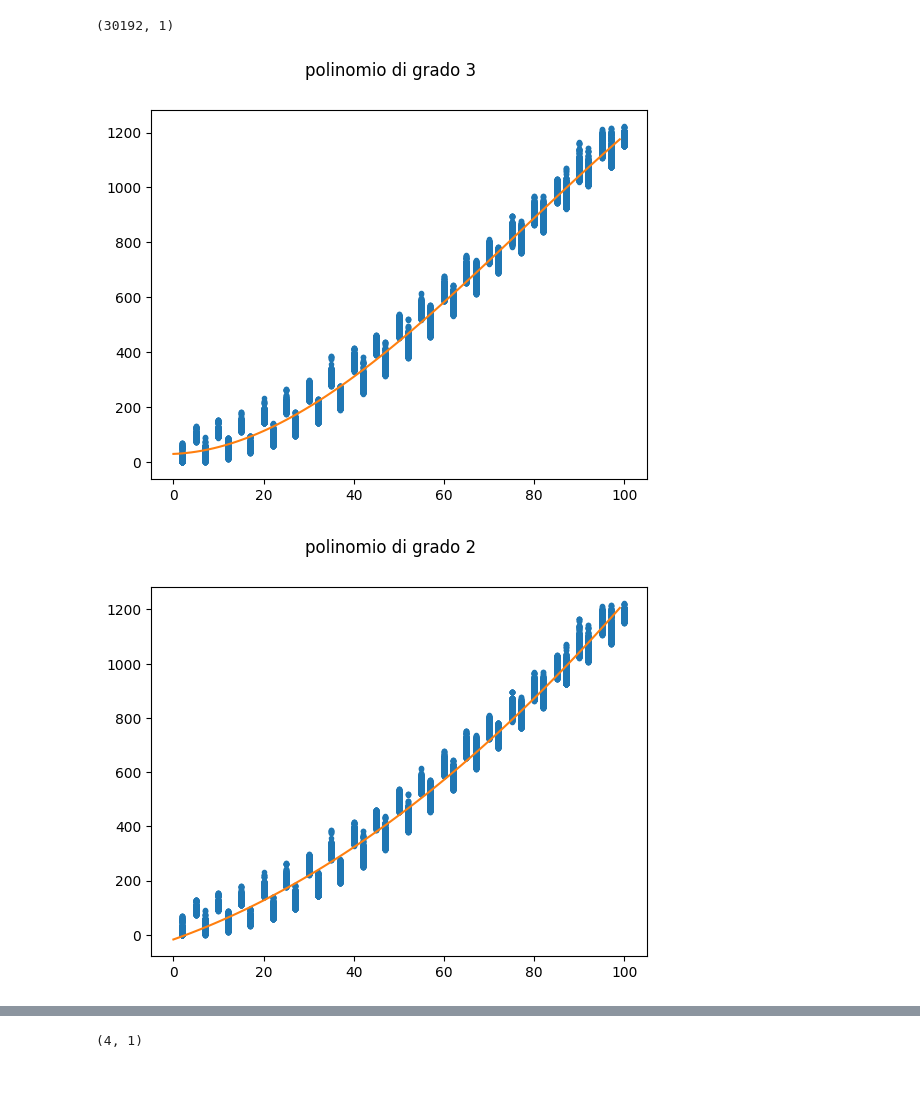
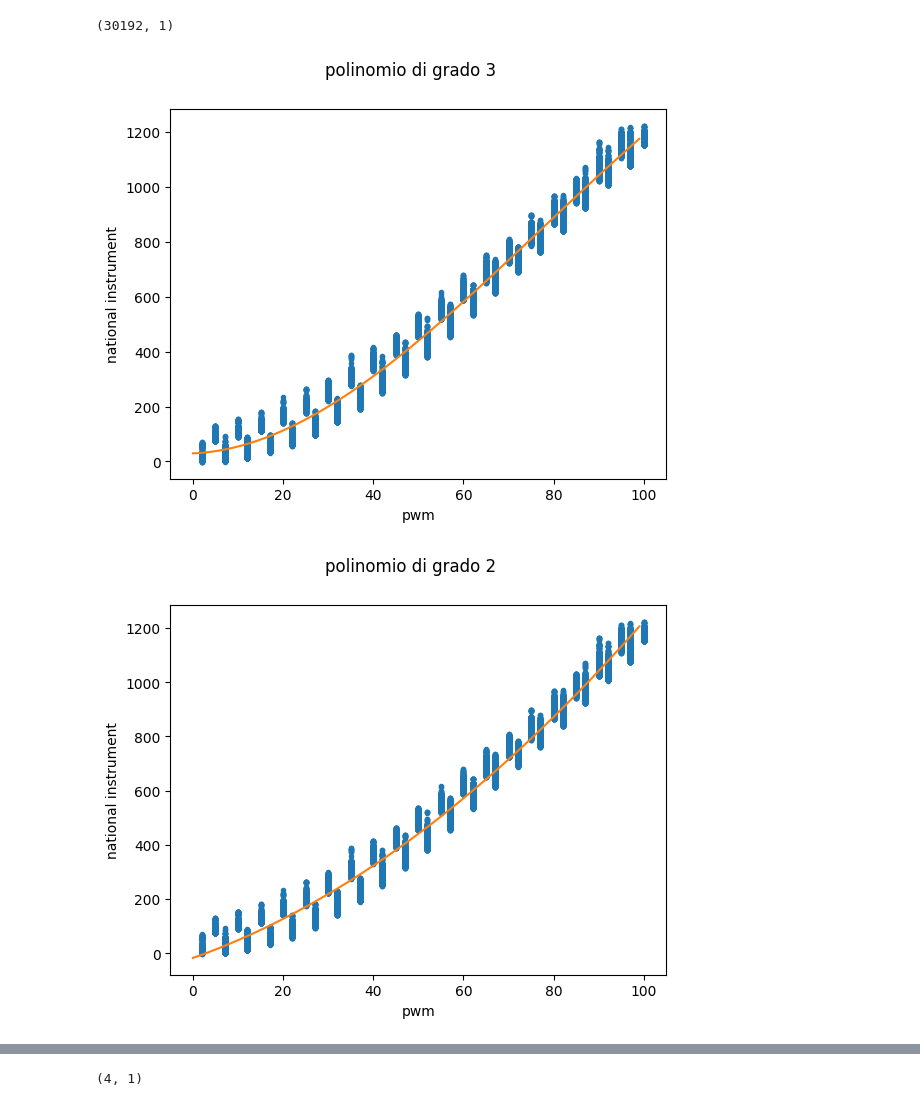
Before and after one commit to Simone-Scalella/Manutenzione_preventiva, a Jupyter notebook: analisi.ipynb, the cells around one changed output, grey strips where cells are left out. Drawn from its saved outputs; the diff is of its cells as text; code cells hidden in the pictures; blank space fills up the shorter version.

```diff
--- a/analisi.ipynb
+++ b/analisi.ipynb
@@ -129,21 +124,3 @@ for acquisizione,b in zip(allacqui,allacqui_input):
     for timestamp in acquisizione:
         all_PWMoutput[-1].append([])
         all_PWMoutput[-1][-1] = makepwmElem(timestamp['time'])
-# %%
-'''all_PWMoutput = []
-
-for acquisizione,b in zip(allacqui,allacqui_input):
-
-    all_PWMoutput.append([])
-    for timestamp in acquisizione:
-
-        all_PWMoutput[-1].append([])
-        for d in timestamp['time']:
-            off_setList = len([
-                d-x for x in b['time'] if (d - x > 0)
-            ])
-            if(off_setList == 0):
-               all_PWMoutput[-1][-1].append(0)
-            else:
-                all_PWMoutput[-1][-1].append(b['pwm_percent'][off_setList-1])
-'''
@@ -156,23 +131,3 @@ print(all_PWMoutput[0][0][0])
 # %% [output]
 4
 2
-# %%
-# Andiamo a definire un datagrid per ogni dataframe
-
-'''all_data_grid = []
-
-for pwmoutput in all_PWMoutput:
-    for a,b in zip(allacqui,path_acquisizioni):
-
-        data_matrix = a[a.columns.values[1]]
-        data_matrix_2 = pwmoutput
-        grid_points = a[a.columns.values[0]]
-
-        all_data_grid.append(skfda.FDataGrid(
-        data_matrix=data_matrix,
-        grid_points=grid_points,
-        dataset_name=b,
-        argument_names=(a.columns.values[0],),
-        coordinate_names=(a.columns.values[1],),
-        interpolation=SplineInterpolation(interpolation_order=1)
-        ))'''
@@ -269,21 +222,23 @@ print(all_data_grid[0].data_matrix[1].shape)
 # %%
 # Sample data
 
 allpoly= [fit_result_3,fit_result_2,fit_result_1]
 
 for a,indice in zip(allpoly,range(3,0,-1)):
     fig, axs = plt.subplots(nrows = 1, ncols = 1)
     linex = np.arange(0,100,1)
     plotRes = 0
     for i in range(len(a)):
         plotRes += a[i]*linex**i
 
     fig.suptitle('polinomio di grado '+str(indice))
+    axs.set_xlabel('pwm')
+    axs.set_ylabel('national instrument')
     axs.plot(all_data_grid[0].data_matrix[1][:,0],all_data_grid[0].data_matrix[0],'.')
     axs.plot(linex, plotRes,'-')
 
 
 #r = np.corrcoef(all_data_grid[0].data_matrix[1][:,0],all_data_grid[0].data_matrix[0])
 # %% [output]
-[figure, old version]
+[figure, new version]
-[figure, old version]
+[figure, new version]
```
Also changed, not shown: parts of 4 cells of this notebook.
